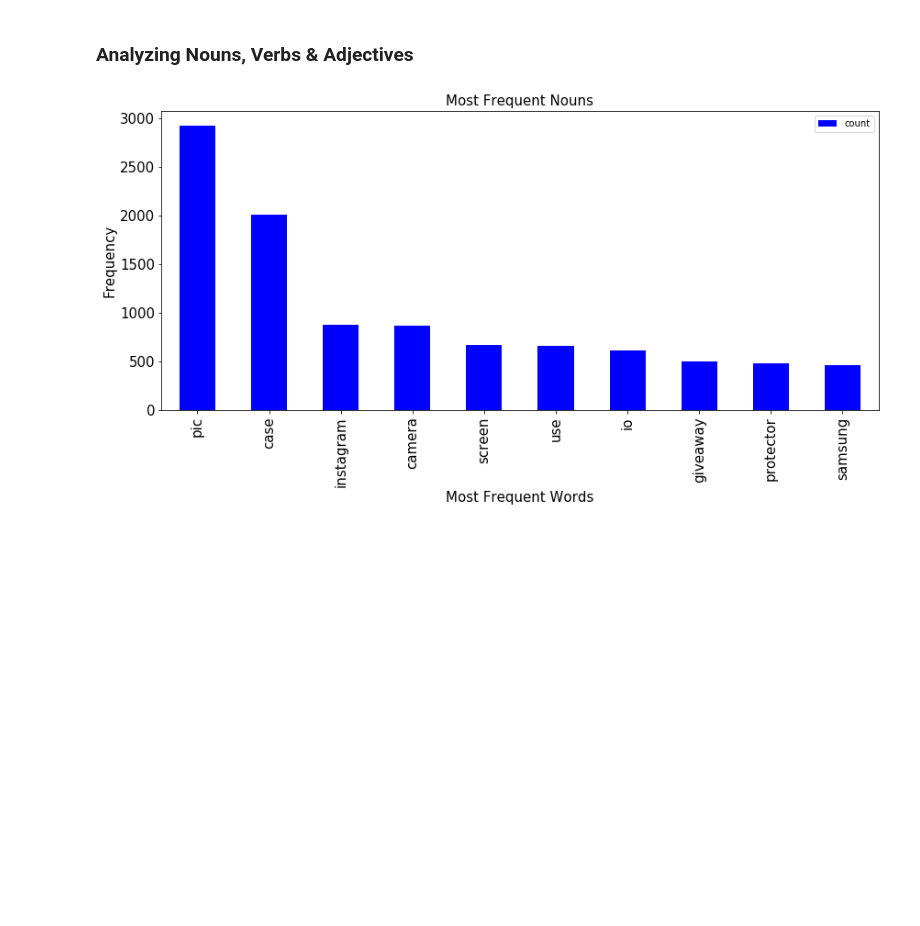
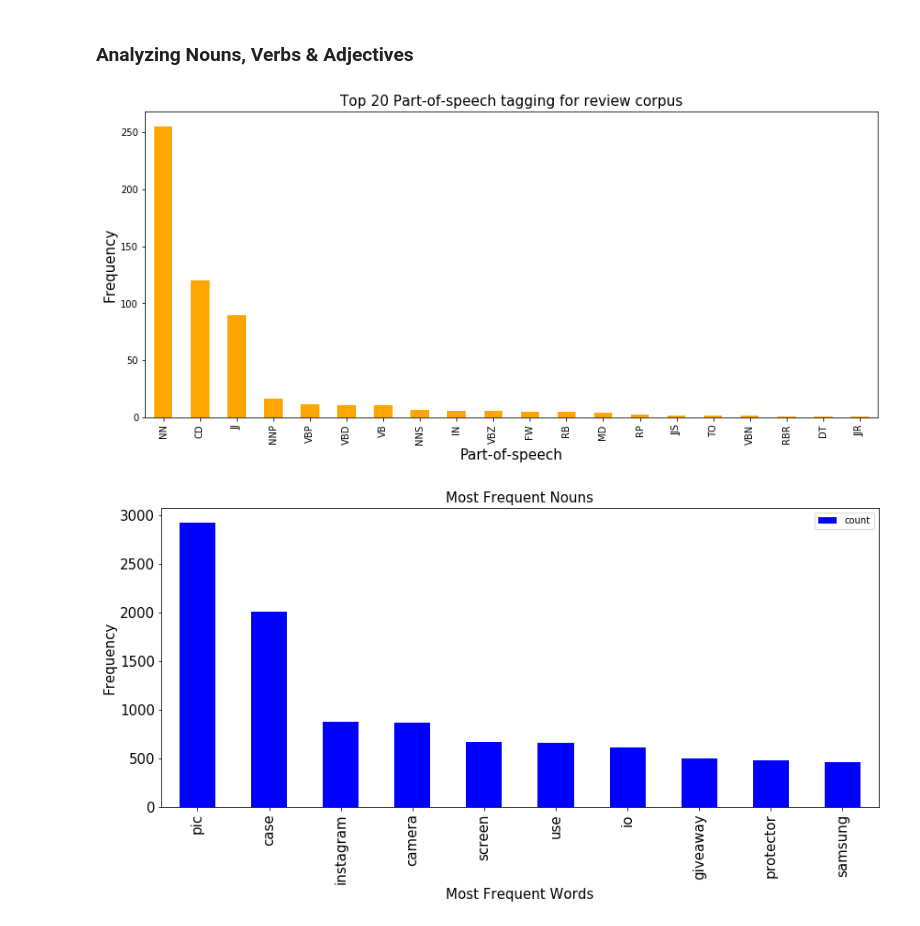
Before and after one commit to PriyabrataThatoi/WebScrapping-and-Sentiment-Analysis, a Jupyter notebook: R & Python Project.ipynb, the cells around one changed output. Saved outputs shown, nothing was run; the diff lists cells and outputs as text; code cells hidden in the pictures; blank space fills up the shorter version.

```diff
--- a/R & Python Project.ipynb
+++ b/R & Python Project.ipynb
@@ -331,6 +381,20 @@ for i in data2.head(10).index:
     data2['VB']=data2['VB'].apply(lambda x: ",".join(word for word in x.split('/VB')))
 # %% [markdown]
 ### Analyzing Nouns, Verbs & Adjectives
+# %%
+blob = TextBlob(str(data2['cleantext']))
+pos_df = pd.DataFrame(blob.tags, columns = ['word' , 'pos'])
+pos_df = pos_df.pos.value_counts()[:20]
+pos_df.plot(
+    kind='bar',
+    title='Top 20 Part-of-speech tagging for review corpus',
+    figsize = (14,6),
+    color = 'orange');
+plt.xlabel('Part-of-speech',fontsize = 15);
+plt.ylabel('Frequency',fontsize = 15);
+plt.title('Top 20 Part-of-speech tagging for review corpus', fontsize = 15);
+# %% [output]
+[figure, added]
 # %%
 vectorizer = CountVectorizer()
 tokens_data_NN = pd.DataFrame(vectorizer.fit_transform(data2['NN']).toarray(), columns=vectorizer.get_feature_names())
```
Also changed, not shown: parts of 8 cells of this notebook.
